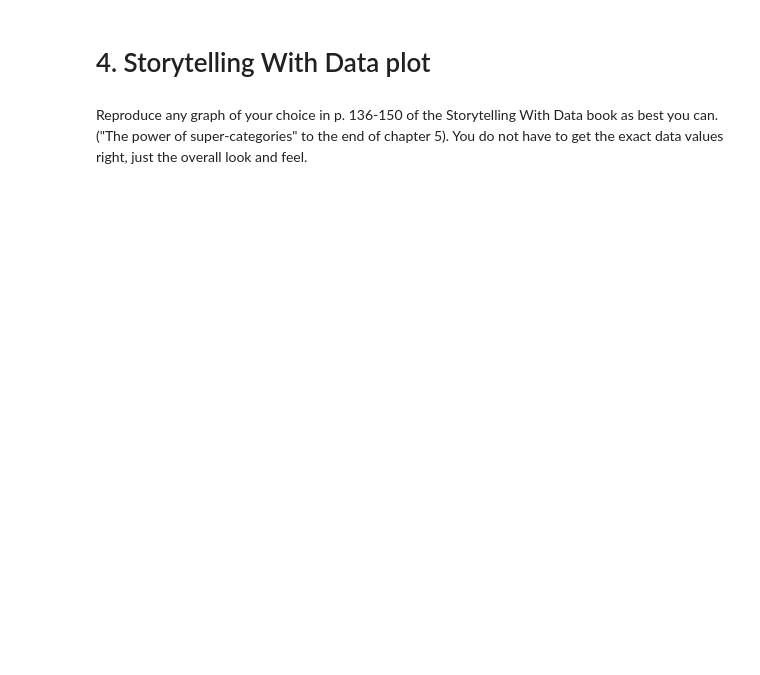
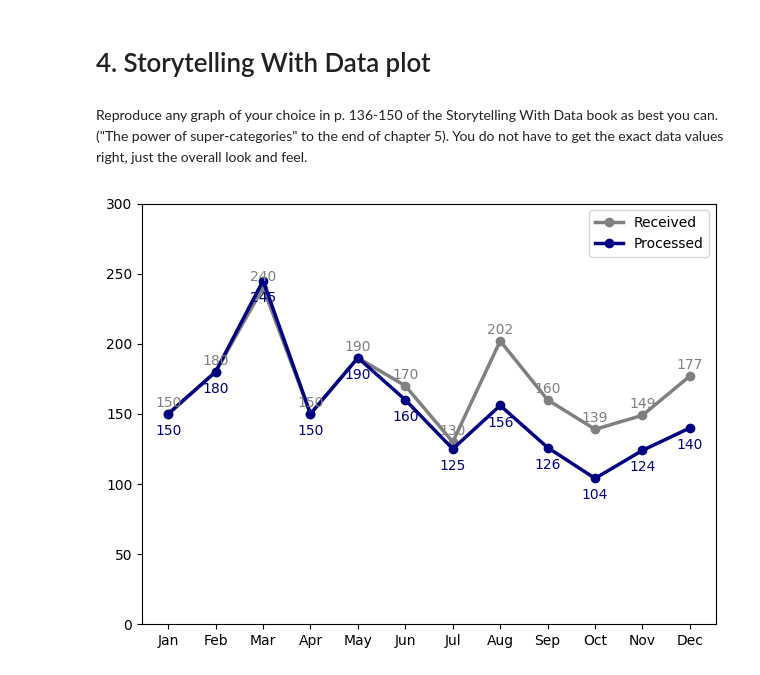
Before and after one commit to KIRBUEDU/week9.ipynb, a Jupyter notebook: Week9.ipynb, the cells around one changed output. Drawn from its saved outputs; the diff is of its cells as text; code cells hidden in the pictures; blank space fills up the shorter version.

```diff
--- a/Week9.ipynb
+++ b/Week9.ipynb
@@ -185,0 +240,25 @@ Reproduce any graph of your choice in p. 136-150 of the Storytelling With Data b
+# %%
+import matplotlib.pyplot as plt
+
+
+months = ['Jan', 'Feb', 'Mar', 'Apr', 'May', 'Jun', 'Jul', 'Aug',
+          'Sep', 'Oct', 'Nov', 'Dec']
+received = [150, 180, 240, 150, 190, 170, 130, 202, 160, 139, 149, 177]
+processed = [150, 180, 245, 150, 190, 160, 125, 156, 126, 104, 124, 140]
+
+
+plt.plot(months, received, 'o-', label='Received', color='gray', linewidth=2.5)
+plt.plot(months, processed, 'o-', label='Processed', color='navy', linewidth=2.5)
+
+
+for i in range(len(months)):
+    plt.text(i, received[i] + 5, str(received[i]), ha='center', color='gray')
+    plt.text(i, processed[i] - 15, str(processed[i]), ha='center', color='navy')
+
+
+plt.ylim(0, 300)
+plt.legend()
+plt.tight_layout()
+plt.show()
+# %% [output]
+[figure, added]
```
Also changed, not shown: parts of 7 cells of this notebook.
